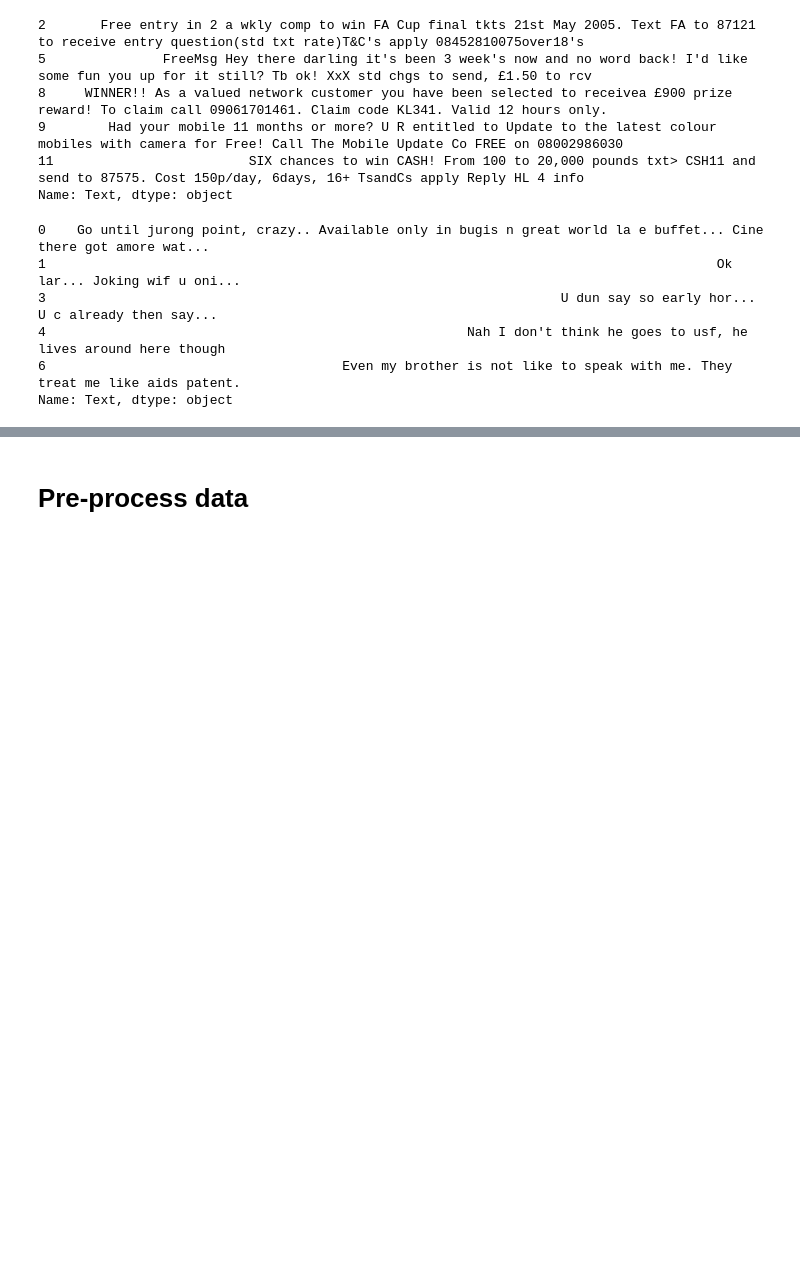
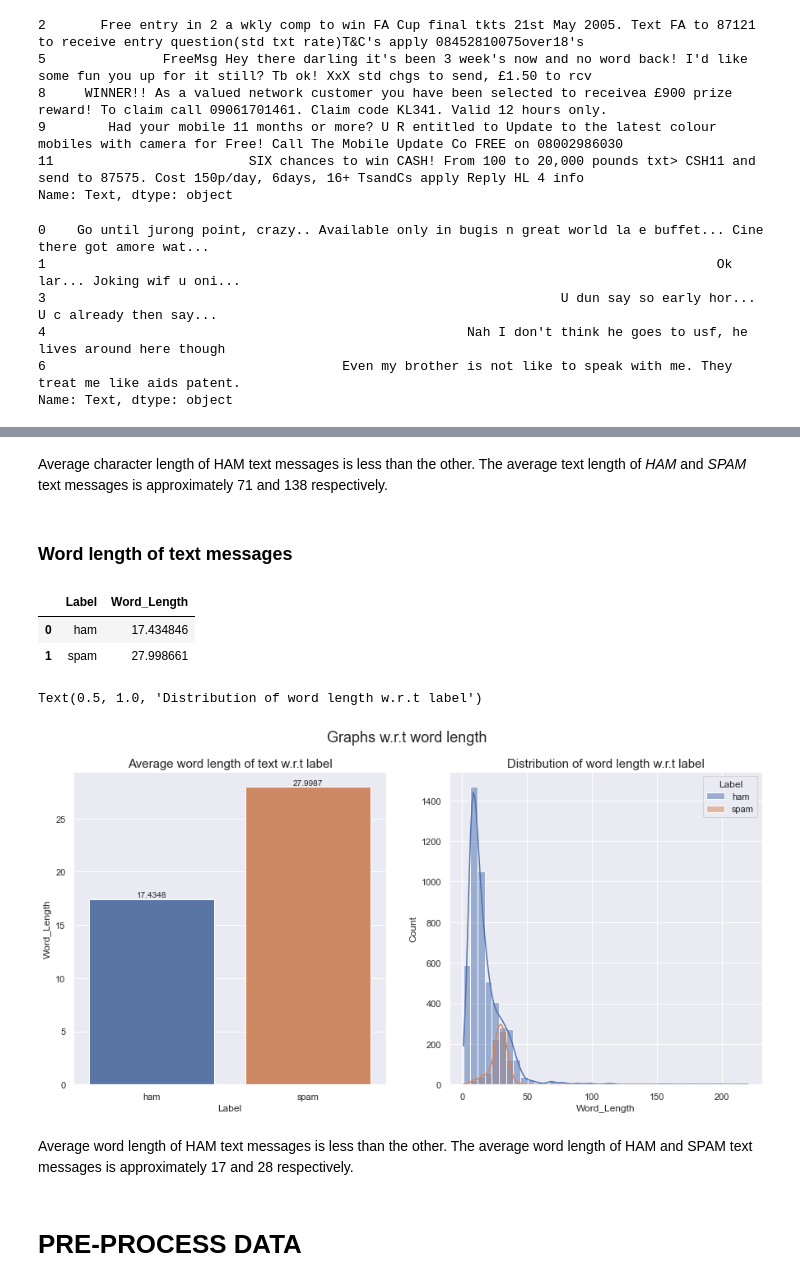
Before and after one commit to Ashish-Sasna/HAM-SPAM-Classifier, a Jupyter notebook: Scripts/SMS_Classifier.ipynb, the cells around one changed output, grey strips where cells are left out. Saved outputs shown, nothing was run; the diff lists cells and outputs as text; code cells hidden in the pictures; blank space fills up the shorter version.

```diff
--- a/Scripts/SMS_Classifier.ipynb
+++ b/Scripts/SMS_Classifier.ipynb
@@ -103,2 +131,42 @@ for label in ax.containers:
+# %% [markdown]
+Average character length of HAM text messages is less than the other. The average text length of *HAM* and *SPAM* text messages is approximately 71 and 138 respectively.
+# %% [markdown]
+### Word length of text messages
+# %%
+sms_df['Word_Length'] = sms_df['Text'].apply(lambda x: len(nltk.word_tokenize(x)))
+avg_wordlen_df = sms_df.groupby('Label', as_index=False)['Word_Length'].mean()
+avg_wordlen_df
+# %% [output]
+|  | Label | Word_Length |
+| 0 | ham | 17.434846 |
+| 1 | spam | 27.998661 |
+# %%
+figure, ax = plt.subplots(1, 2,
+                         figsize=(15,7)
+                        )
+figure.suptitle('Graphs w.r.t word length', fontsize=18)
+plt.subplot(1, 2, 1)
+ax[0] = sns.barplot(x='Label',
+                    y='Word_Length',
+                    data=avg_wordlen_df
+                   )
+ax[0].set_title('Average word length of text w.r.t label', fontsize=15)
+for label in ax[0].containers:
+    ax[0].bar_label(label)
+
+plt.subplot(1, 2, 2)
+ax[1] = sns.histplot(x='Word_Length',
+                     hue='Label',
+                     stat='count',
+                     data=sms_df,
+                     bins=40,
+                     kde=True
+                    )
+ax[1].set_title('Distribution of word length w.r.t label', fontsize=15)
+# %% [output]
+Text(0.5, 1.0, 'Distribution of word length w.r.t label')
+[figure, added]
+# %% [markdown]
+Average word length of HAM text messages is less than the other. The average word length of HAM and SPAM text messages is approximately 17 and 28 respectively.
 # %% [markdown]
-# Pre-process data
+# PRE-PROCESS DATA
```
Also changed, not shown: parts of 15 cells of this notebook.
